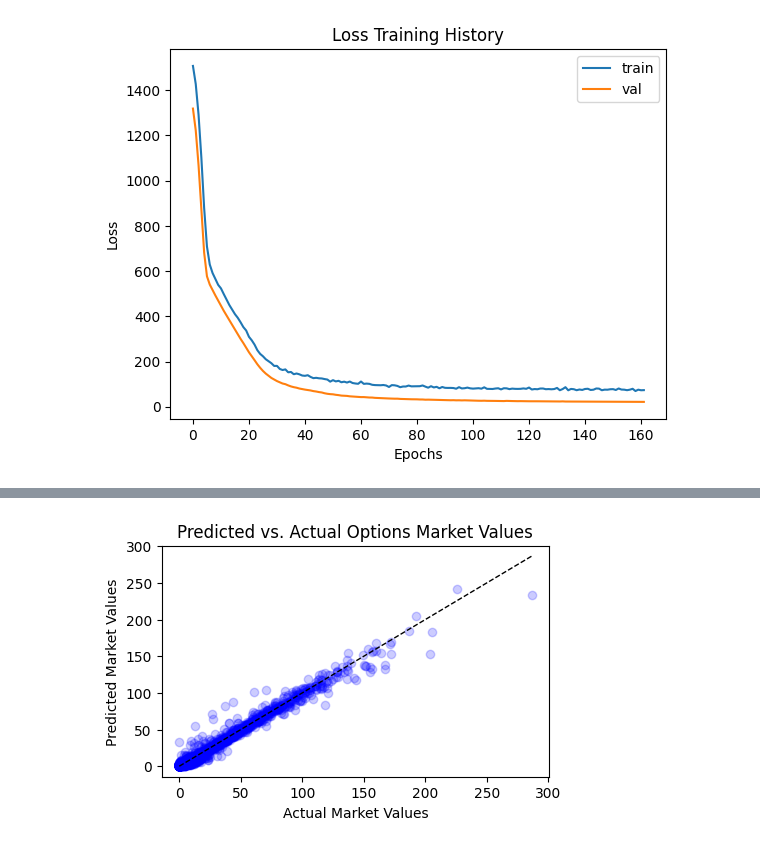
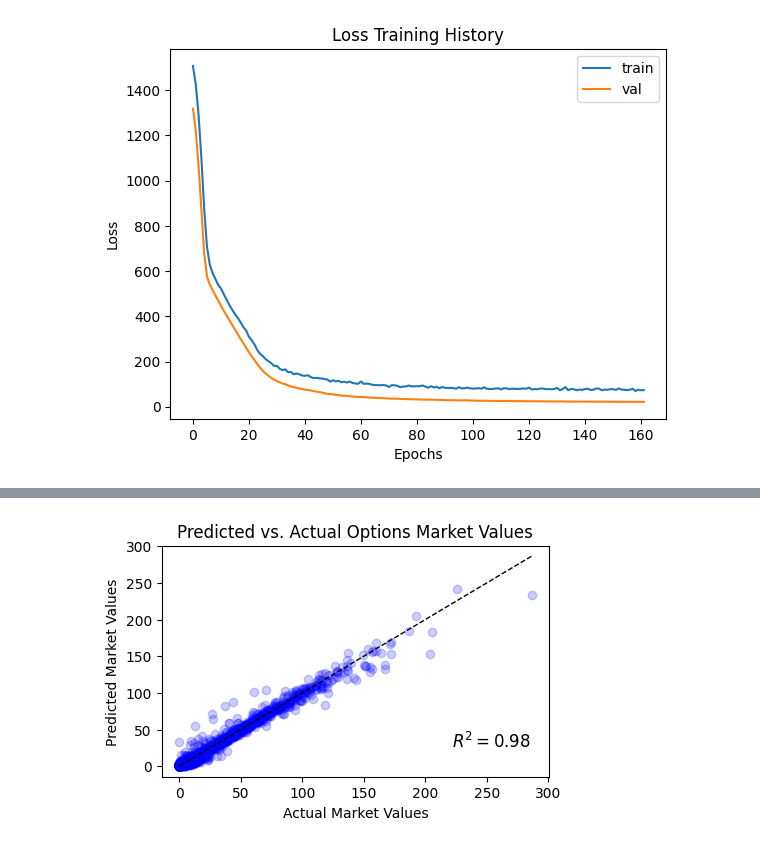
Before and after one commit to mackinn0n/QUANTT, a Jupyter notebook: neural_network.ipynb, the cells around one changed output, grey strips where cells are left out. Saved outputs shown, nothing was run; the diff lists cells and outputs as text; code cells hidden in the pictures.

```diff
--- a/neural_network.ipynb
+++ b/neural_network.ipynb
@@ -83,8 +71,12 @@ plt.show()
 # %%
 import matplotlib.pyplot as plt
+from sklearn.metrics import r2_score
 
 # Generate predictions for the test set
 y_pred = model.predict(X_test)
+
+# Calculate the R^2 value
+r_squared = r2_score(y_test, y_pred)
 
 # Visualizing the predictions against the actual Black-Scholes values
 plt.figure(figsize=(5, 3))
@@ -93,5 +85,9 @@ plt.title('Predicted vs. Actual Options Market Values')
 plt.xlabel('Actual Market Values')
 plt.ylabel('Predicted Market Values')
 plt.plot([y_test.min(), y_test.max()], [y_test.min(), y_test.max()], 'k--', lw=1)  # Diagonal line for reference
+
+# Adding the R^2 value to the graph
+plt.text(0.75, 0.125, f'$R^2 = {r_squared:.2f}$', transform=plt.gca().transAxes, fontsize=12)
+
 plt.show()
 # %% [output]
@@ -99,4 +95,4 @@ plt.show()
-[figure, old version]
+[figure, new version]
 # %%
 y_pred_flat = y_pred.flatten()
 
```
Also changed, not shown: parts of 2 cells of this notebook, 1 other file.
